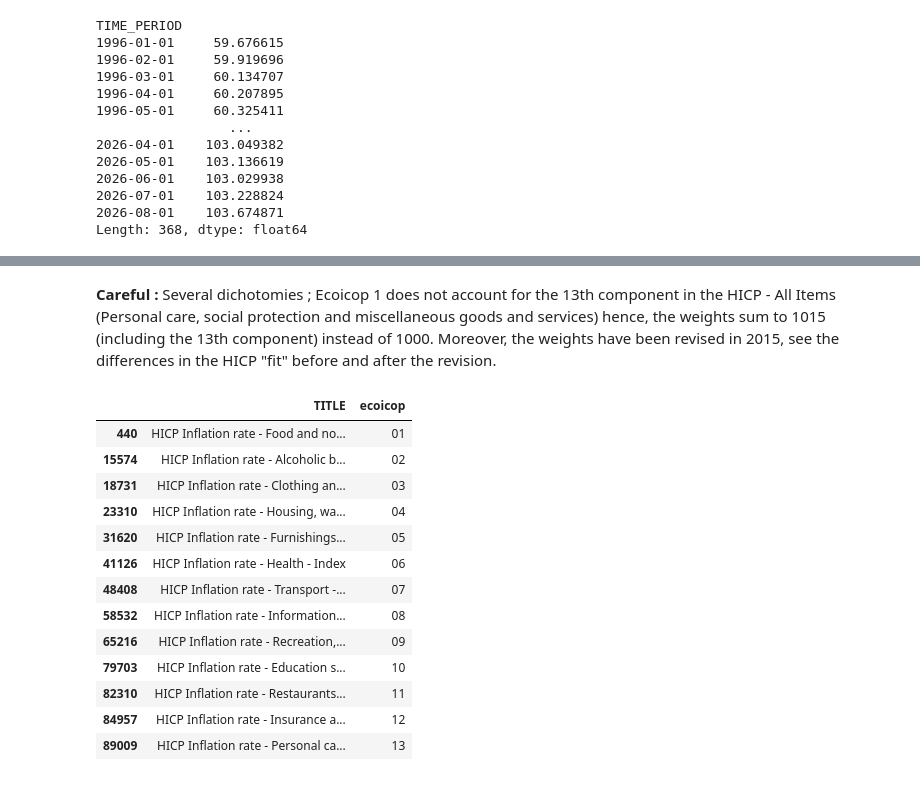
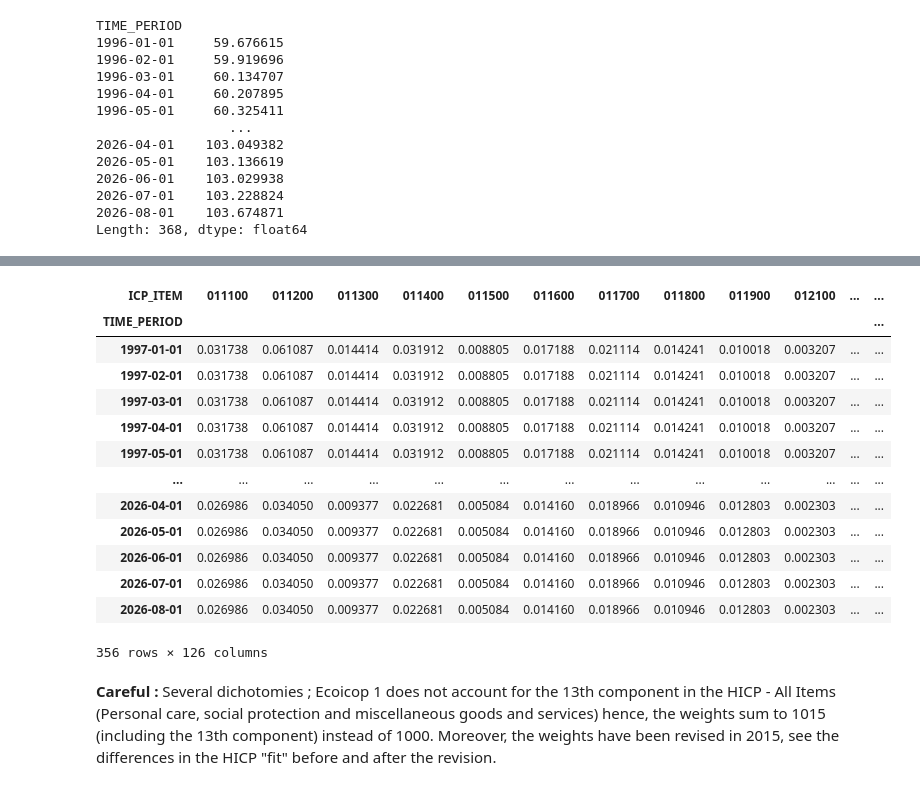
Before and after one commit to Lea-Gosselin/ismi-index, a Jupyter notebook: collectData.ipynb, the cells around one changed output, grey strips where cells are left out. Drawn from its saved outputs; the diff is of its cells as text; code cells hidden in the pictures.

```diff
--- a/collectData.ipynb
+++ b/collectData.ipynb
@@ -523,0 +575,17 @@ plt.show()
+# %%
+wNorm
+# %% [output]
+| ICP_ITEM | 011100 | 011200 | 011300 | 011400 | 011500 | 011600 | 011700 | 011800 | 011900 | 012100 | ... | ... |
+| TIME_PERIOD |  |  |  |  |  |  |  |  |  |  |  | ... |
+| 1997-01-01 | 0.031738 | 0.061087 | 0.014414 | 0.031912 | 0.008805 | 0.017188 | 0.021114 | 0.014241 | 0.010018 | 0.003207 | ... | ... |
+| 1997-02-01 | 0.031738 | 0.061087 | 0.014414 | 0.031912 | 0.008805 | 0.017188 | 0.021114 | 0.014241 | 0.010018 | 0.003207 | ... | ... |
+| 1997-03-01 | 0.031738 | 0.061087 | 0.014414 | 0.031912 | 0.008805 | 0.017188 | 0.021114 | 0.014241 | 0.010018 | 0.003207 | ... | ... |
+| 1997-04-01 | 0.031738 | 0.061087 | 0.014414 | 0.031912 | 0.008805 | 0.017188 | 0.021114 | 0.014241 | 0.010018 | 0.003207 | ... | ... |
+| 1997-05-01 | 0.031738 | 0.061087 | 0.014414 | 0.031912 | 0.008805 | 0.017188 | 0.021114 | 0.014241 | 0.010018 | 0.003207 | ... | ... |
+| ... | ... | ... | ... | ... | ... | ... | ... | ... | ... | ... | ... | ... |
+| 2026-04-01 | 0.026986 | 0.034050 | 0.009377 | 0.022681 | 0.005084 | 0.014160 | 0.018966 | 0.010946 | 0.012803 | 0.002303 | ... | ... |
+| 2026-05-01 | 0.026986 | 0.034050 | 0.009377 | 0.022681 | 0.005084 | 0.014160 | 0.018966 | 0.010946 | 0.012803 | 0.002303 | ... | ... |
+| 2026-06-01 | 0.026986 | 0.034050 | 0.009377 | 0.022681 | 0.005084 | 0.014160 | 0.018966 | 0.010946 | 0.012803 | 0.002303 | ... | ... |
+| 2026-07-01 | 0.026986 | 0.034050 | 0.009377 | 0.022681 | 0.005084 | 0.014160 | 0.018966 | 0.010946 | 0.012803 | 0.002303 | ... | ... |
+| 2026-08-01 | 0.026986 | 0.034050 | 0.009377 | 0.022681 | 0.005084 | 0.014160 | 0.018966 | 0.010946 | 0.012803 | 0.002303 | ... | ... |
+356 rows × 126 columns
@@ -524,19 +607,2 @@ plt.show()
 # %% [markdown]
 **Careful :** Several dichotomies ; Ecoicop 1 does not account for the 13th component in the HICP - All Items (Personal care, social protection and miscellaneous goods and services) hence, the weights sum to 1015 (including the 13th component) instead of 1000. Moreover, the weights have been revised in 2015, see the differences in the HICP "fit" before and after the revision.
-# %%
-dFinal.loc[dFinal.Niveau == "Niveau 1", ["TITLE","ecoicop"]].drop_duplicates()
-# %% [output]
-|  | TITLE | ecoicop |
-| 440 | HICP Inflation rate - Food and no... | 01 |
-| 15574 | HICP Inflation rate - Alcoholic b... | 02 |
-| 18731 | HICP Inflation rate - Clothing an... | 03 |
-| 23310 | HICP Inflation rate - Housing, wa... | 04 |
-| 31620 | HICP Inflation rate - Furnishings... | 05 |
-| 41126 | HICP Inflation rate - Health - Index | 06 |
-| 48408 | HICP Inflation rate - Transport -... | 07 |
-| 58532 | HICP Inflation rate - Information... | 08 |
-| 65216 | HICP Inflation rate - Recreation,... | 09 |
-| 79703 | HICP Inflation rate - Education s... | 10 |
-| 82310 | HICP Inflation rate - Restaurants... | 11 |
-| 84957 | HICP Inflation rate - Insurance a... | 12 |
-| 89009 | HICP Inflation rate - Personal ca... | 13 |
```
Also changed, not shown: parts of 12 cells of this notebook, 5 other files.
